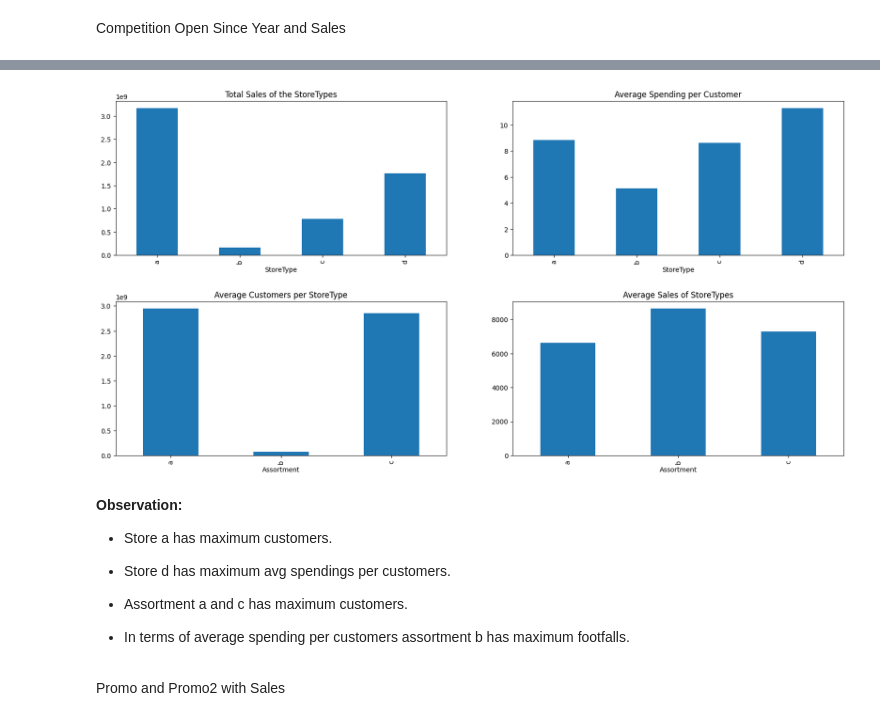
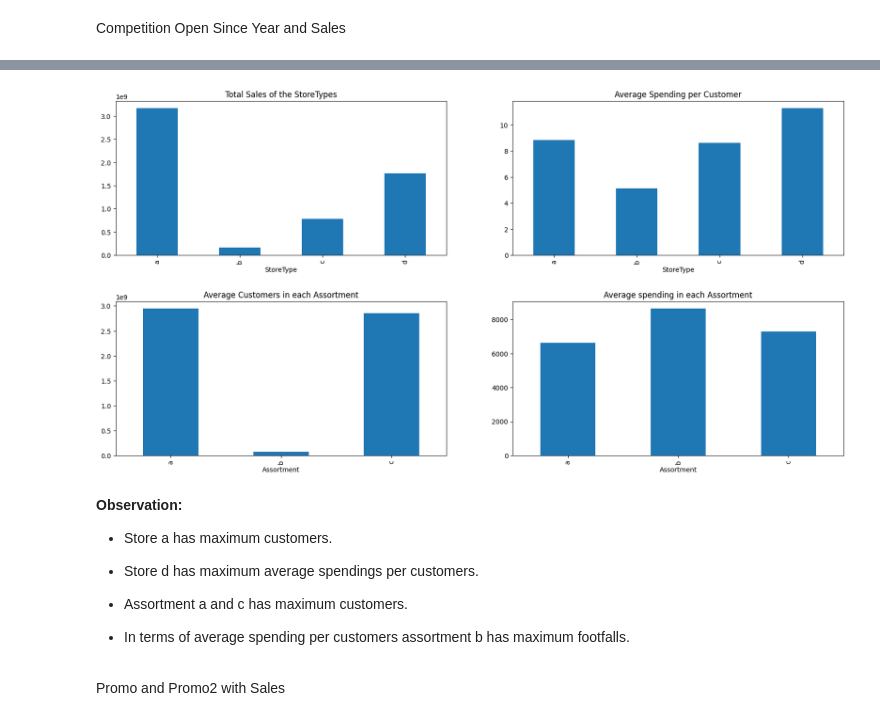
Before and after one commit to saumyadash9/Saumya-Dash-Rossmann-Sales-Prediction---Capstone-Project.ipynb, a Jupyter notebook: Saumya_Dash_Rossmann_Sales_Prediction_Capstone_Project.ipynb, the cells around one changed output, grey strips where cells are left out. Saved outputs shown, nothing was run; the diff lists cells and outputs as text; code cells hidden in the pictures.

```diff
--- a/Saumya_Dash_Rossmann_Sales_Prediction_Capstone_Project.ipynb
+++ b/Saumya_Dash_Rossmann_Sales_Prediction_Capstone_Project.ipynb
@@ -643,22 +644,22 @@ new_dataset["Avg_Customer_Sales"] = new_dataset.Sales / new_dataset.Customers
 # %%
 #plotting Histograms showing Total Sales of Store Types, Average Spending per Customer, Average Customer per Store Type and Average sales of Store Types using the mentioned formulae
 f, ax = plt.subplots(2, 2, figsize = (20,10))
 
 new_dataset.groupby("StoreType")["Sales"].sum().plot(kind = "bar", ax = ax[0,0], title = "Total Sales of the StoreTypes")
 new_dataset.groupby("StoreType")["Avg_Customer_Sales"].mean().plot(kind = "bar", ax = ax[0,1], title = "Average Spending per Customer")
-new_dataset.groupby("Assortment")["Sales"].sum().plot(kind = "bar", ax = ax[1,0], title = "Average Customers per StoreType")
-new_dataset.groupby("Assortment")["Sales"].mean().plot(kind = "bar", ax = ax[1,1], title = "Average Sales of StoreTypes")
+new_dataset.groupby("Assortment")["Sales"].sum().plot(kind = "bar", ax = ax[1,0], title = "Average Customers in each Assortment")
+new_dataset.groupby("Assortment")["Sales"].mean().plot(kind = "bar", ax = ax[1,1], title = "Average spending in each Assortment")
 
 plt.subplots_adjust(hspace = 0.3)
 plt.show()
 # %% [output]
-[figure, old version]
+[figure, new version]
 # %% [markdown]
 **Observation:**
 
 * Store a has maximum customers.
 
-* Store d has maximum avg spendings per customers.
+* Store d has maximum average spendings per customers.
 
 * Assortment a and c has maximum customers.
 
```
Also changed, not shown: parts of 29 cells of this notebook.
